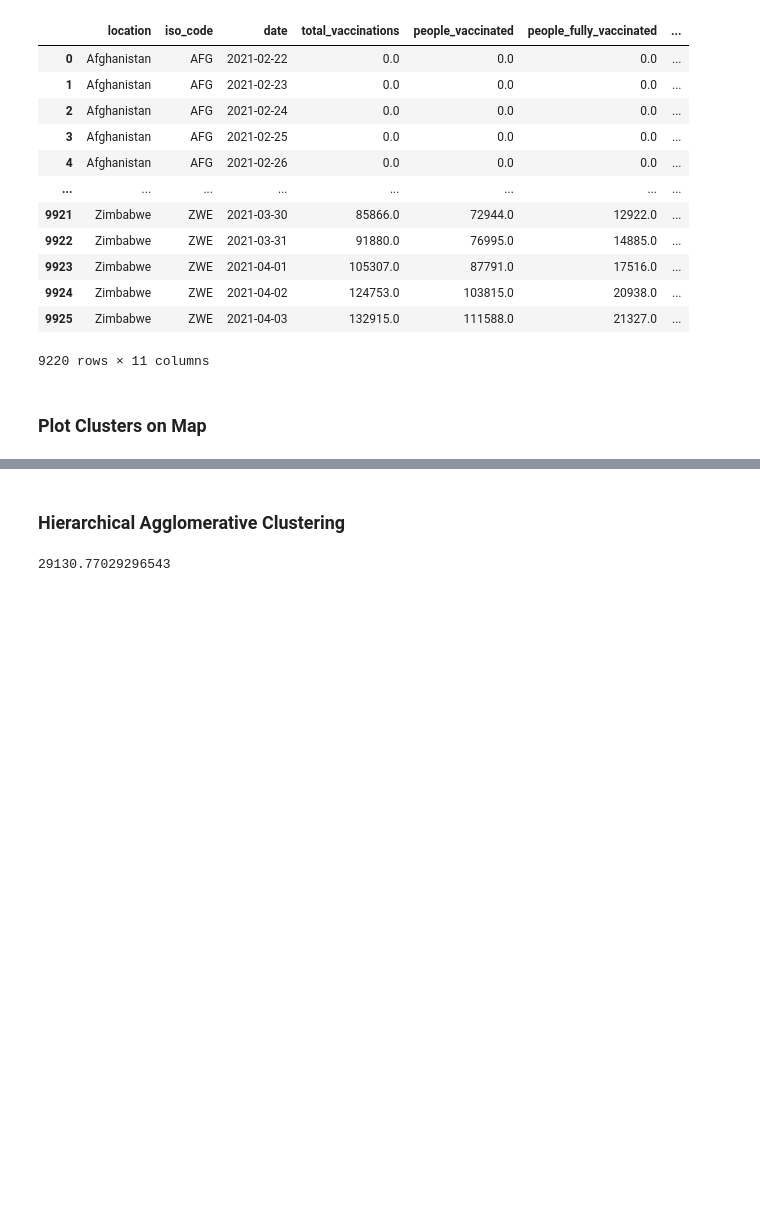
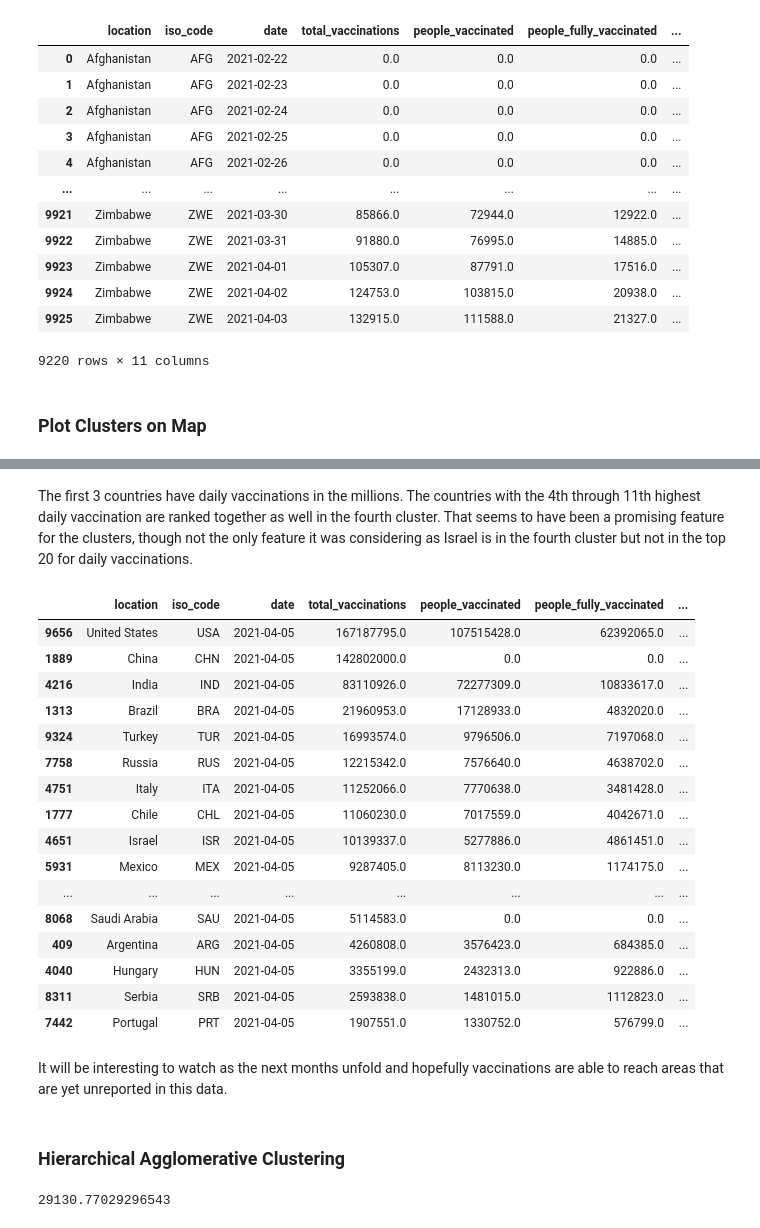
Before and after one commit to cassnutt/worldwide_covid19_vaccines, a Jupyter notebook: Market Segmentation.ipynb, the cells around one changed output, grey strips where cells are left out. Saved outputs shown, nothing was run; the diff lists cells and outputs as text; code cells hidden in the pictures; blank space fills up the shorter version.

```diff
--- a/Market Segmentation.ipynb
+++ b/Market Segmentation.ipynb
@@ -511,3 +538,27 @@ We can see that K-Means clustered the United States, China, and India separately
+# %% [markdown]
+The first 3 countries have daily vaccinations in the millions. The countries with the 4th through 11th highest daily vaccination are ranked together as well in the fourth cluster. That seems to have been a promising feature for the clusters, though not the only feature it was considering as Israel is in the fourth cluster but not in the top 20 for daily vaccinations.
+# %%
+cluster_df.sort_values(by = ['date', 'total_vaccinations'], ascending= False)[:20]
+# %% [output]
+|  | location | iso_code | date | total_vaccinations | people_vaccinated | people_fully_vaccinated | ... |
+| 9656 | United States | USA | 2021-04-05 | 167187795.0 | 107515428.0 | 62392065.0 | ... |
+| 1889 | China | CHN | 2021-04-05 | 142802000.0 | 0.0 | 0.0 | ... |
+| 4216 | India | IND | 2021-04-05 | 83110926.0 | 72277309.0 | 10833617.0 | ... |
+| 1313 | Brazil | BRA | 2021-04-05 | 21960953.0 | 17128933.0 | 4832020.0 | ... |
+| 9324 | Turkey | TUR | 2021-04-05 | 16993574.0 | 9796506.0 | 7197068.0 | ... |
+| 7758 | Russia | RUS | 2021-04-05 | 12215342.0 | 7576640.0 | 4638702.0 | ... |
+| 4751 | Italy | ITA | 2021-04-05 | 11252066.0 | 7770638.0 | 3481428.0 | ... |
+| 1777 | Chile | CHL | 2021-04-05 | 11060230.0 | 7017559.0 | 4042671.0 | ... |
+| 4651 | Israel | ISR | 2021-04-05 | 10139337.0 | 5277886.0 | 4861451.0 | ... |
+| 5931 | Mexico | MEX | 2021-04-05 | 9287405.0 | 8113230.0 | 1174175.0 | ... |
+| ... | ... | ... | ... | ... | ... | ... | ... |
+| 8068 | Saudi Arabia | SAU | 2021-04-05 | 5114583.0 | 0.0 | 0.0 | ... |
+| 409 | Argentina | ARG | 2021-04-05 | 4260808.0 | 3576423.0 | 684385.0 | ... |
+| 4040 | Hungary | HUN | 2021-04-05 | 3355199.0 | 2432313.0 | 922886.0 | ... |
+| 8311 | Serbia | SRB | 2021-04-05 | 2593838.0 | 1481015.0 | 1112823.0 | ... |
+| 7442 | Portugal | PRT | 2021-04-05 | 1907551.0 | 1330752.0 | 576799.0 | ... |
+# %% [markdown]
+It will be interesting to watch as the next months unfold and hopefully vaccinations are able to reach areas that are yet unreported in this data.
 # %% [markdown]
 ### Hierarchical Agglomerative Clustering
 # %%
```
Also changed, not shown: parts of 13 cells of this notebook, 1 other file.
